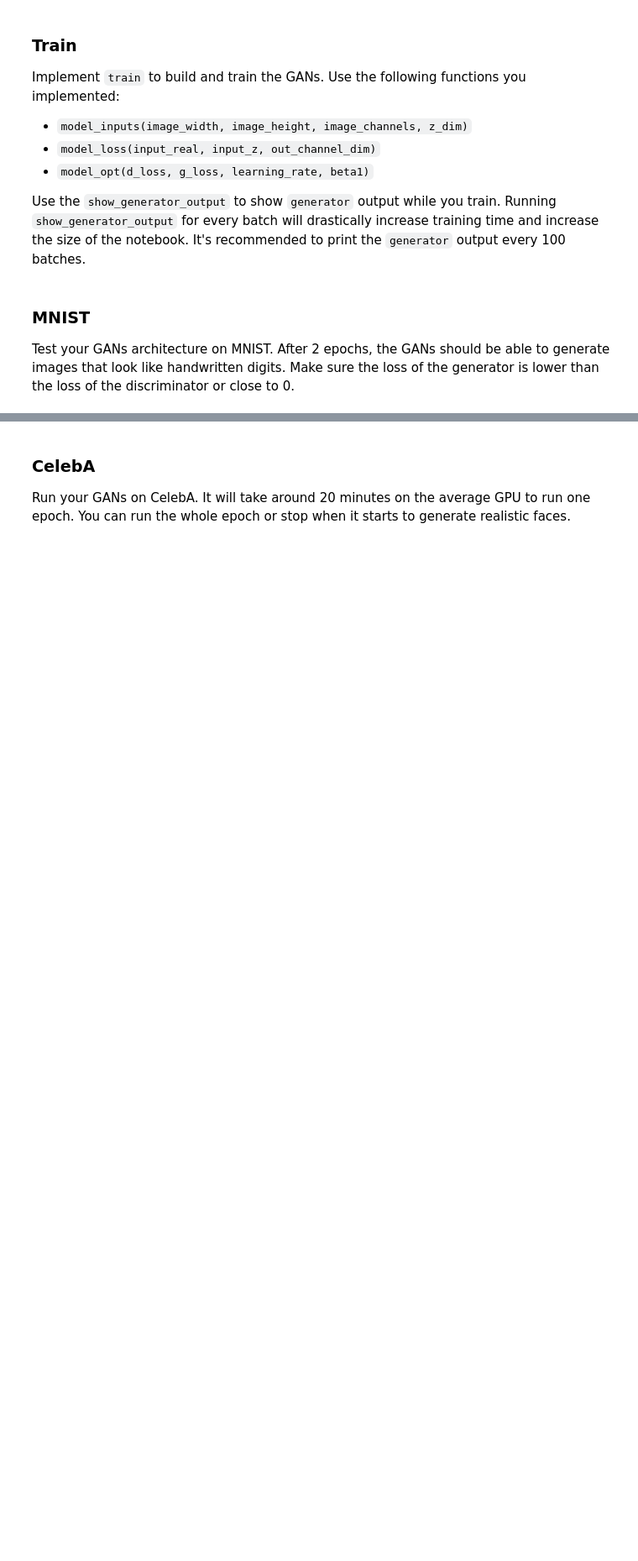
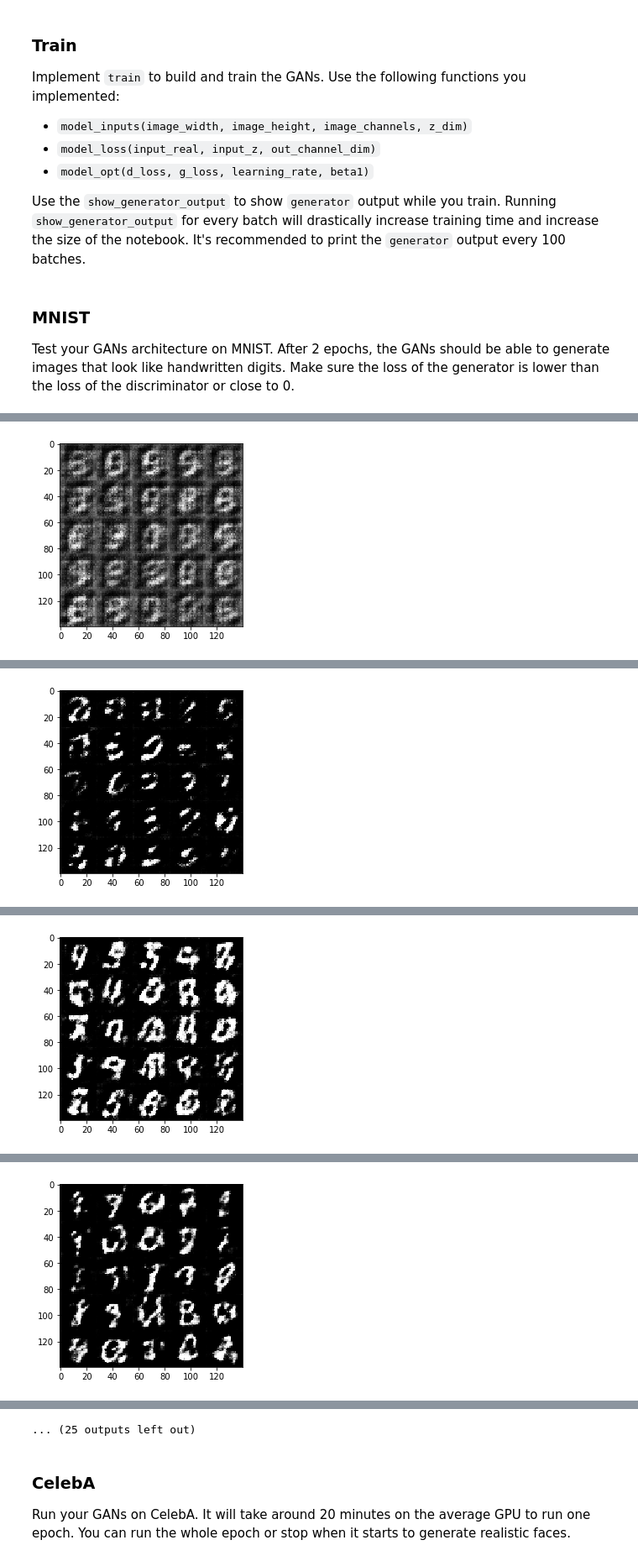
Before and after one commit to Lenninlasd/DLND-5, a Jupyter notebook: dlnd_face_generation.ipynb, the cells around one changed output, grey strips where cells are left out. Shown at 84% size. Cells and saved outputs as stored; diff of their text form; code cells hidden in the pictures; blank space fills up the shorter version.

```diff
--- a/dlnd_face_generation.ipynb
+++ b/dlnd_face_generation.ipynb
@@ -155,11 +158,15 @@ def discriminator(images, reuse=False):
         drop2 = tf.nn.dropout(relu2, keep_prob=0.7)
 
         conv3 = tf.layers.conv2d(conv2, 256, 5, strides=2, padding="same")
-        normalization = tf.layers.batch_normalization(conv3, training=True)
-        relu3 = tf.maximum(alpha*normalization, normalization)
+        relu3 = tf.maximum(alpha*conv3, conv3)
         drop3 = tf.nn.dropout(relu3, keep_prob=0.7)
 
-        flat = tf.reshape(drop3, (-1, 4*4*256))
+        conv4 = tf.layers.conv2d(drop3, 512, 5, strides=2, padding="same")
+        normalization = tf.layers.batch_normalization(conv4, training=True)
+        relu4 = tf.maximum(alpha*normalization, normalization)
+        drop4 = tf.nn.dropout(relu4, keep_prob=0.7)
+
+        flat = tf.reshape(drop4, (-1, 4*4*512))
         logits = tf.layers.dense(flat, 1)
         output = tf.sigmoid(logits)
 
@@ -187,23 +196,27 @@ def generator(z, out_channel_dim, is_train=True):
 
     with tf.variable_scope("generator", reuse= not is_train):
 
-        fullyConLayer = tf.layers.dense(z, 7*7*256)
-        fullyConLayer = tf.reshape(fullyConLayer, (-1, 7, 7, 256))
+        fullyConLayer = tf.layers.dense(z, 7*7*512)
+        fullyConLayer = tf.reshape(fullyConLayer, (-1, 7, 7, 512))
 
         # leaky ReLU
         relu1 = tf.maximum(alpha*fullyConLayer, fullyConLayer)
         drop1 = tf.nn.dropout(relu1, keep_prob=0.5)
 
-        conv2 = tf.layers.conv2d_transpose(drop1, 128, 5, strides=2, padding="same")
+        conv2 = tf.layers.conv2d_transpose(drop1, 256, 5, strides=2, padding="same")
         relu2 = tf.maximum(alpha*conv2, conv2)
         drop2 = tf.nn.dropout(relu2, keep_prob=0.5)
 
-        conv3 = tf.layers.conv2d_transpose(drop2, 64, 5, strides=2, padding="same")
-        normalization = tf.layers.batch_normalization(conv3, training=is_train)
-        relu3 = tf.maximum(alpha*normalization, normalization)
+        conv3 = tf.layers.conv2d_transpose(drop2, 128, 5, strides=2, padding="same")
+        relu3 = tf.maximum(alpha*conv3, conv3)
         drop3 = tf.nn.dropout(relu3, keep_prob=0.5)
 
-        logits = tf.layers.conv2d_transpose(drop3, out_channel_dim, 5, strides=1, padding="same")
+        conv4 = tf.layers.conv2d_transpose(drop3, 64, 5, strides=1, padding="same")
+        normalization = tf.layers.batch_normalization(conv4, training=is_train)
+        relu4 = tf.maximum(alpha*normalization, normalization)
+        drop4 = tf.nn.dropout(relu4, keep_prob=0.5)
+
+        logits = tf.layers.conv2d_transpose(drop4, out_channel_dim, 5, strides=1, padding="same")
         output = tf.tanh(logits)
 
     return output
@@ -240,7 +255,7 @@ def model_loss(input_real, input_z, out_channel_dim):
 
 
     d_loss_real = tf.reduce_mean(tf.nn.sigmoid_cross_entropy_with_logits(logits=d_logits_real,
-                                                              labels=tf.ones_like(d_model_real)))
+                                                              labels=tf.ones_like(d_model_real)*(1 - smooth)))
 
     d_loss_fake = tf.reduce_mean(tf.nn.sigmoid_cross_entropy_with_logits(logits=d_logits_fake,
                                                               labels=tf.zeros_like(d_model_fake)))
@@ -359,6 +378,12 @@ def train(epoch_count, batch_size, z_dim, learning_rate, beta1, get_batches, dat
                 _ = sess.run(d_train_opt, feed_dict={input_real: batch_images, input_z: batch_z, lr: learning_rate})
                 _ = sess.run(g_train_opt, feed_dict={input_z: batch_z, input_real: batch_images, lr: learning_rate})
 
+                """
+                Run the optimization for the generator twice to make sure
+                that the discriminator loss does not go to zero
+                """
+                _ = sess.run(g_train_opt, feed_dict={input_z: batch_z, input_real: batch_images, lr: learning_rate})
+
                 if steps % 10 == 0:
                     # At the end of each epoch, get the losses and print them out
                     train_loss_d = d_loss.eval({input_z: batch_z, input_real: batch_images})
@@ -379,8 +404,8 @@ def train(epoch_count, batch_size, z_dim, learning_rate, beta1, get_batches, dat
 Test your GANs architecture on MNIST.  After 2 epochs, the GANs should be able to generate images that look like handwritten digits.  Make sure the loss of the generator is lower than the loss of the discriminator or close to 0.
 # %%
 batch_size = 64
-z_dim = 128
-learning_rate = 0.005
+z_dim = 100
+learning_rate = 0.0001
 beta1 = 0.5
 
 
@@ -393,3 +418,4 @@ mnist_dataset = helper.Dataset('mnist', glob(os.path.join(data_dir, 'mnist/*.jpg
 with tf.Graph().as_default():
     train(epochs, batch_size, z_dim, learning_rate, beta1, mnist_dataset.get_batches,
           mnist_dataset.shape, mnist_dataset.image_mode)
+# %% [output]
@@ -395,0 +432 @@ with tf.Graph().as_default():
+[figure, added]
@@ -395,0 +443 @@ with tf.Graph().as_default():
+[figure, added]
@@ -395,0 +454 @@ with tf.Graph().as_default():
+[figure, added]
@@ -395,0 +465 @@ with tf.Graph().as_default():
+[figure, added]
@@ -396,3 +488,4 @@ with tf.Graph().as_default():
+... (25 outputs left out)
 # %% [markdown]
 ### CelebA
 Run your GANs on CelebA.  It will take around 20 minutes on the average GPU to run one epoch.  You can run the whole epoch or stop when it starts to generate realistic faces.
```
Also changed, not shown: parts of 8 cells of this notebook, 1 other file.
